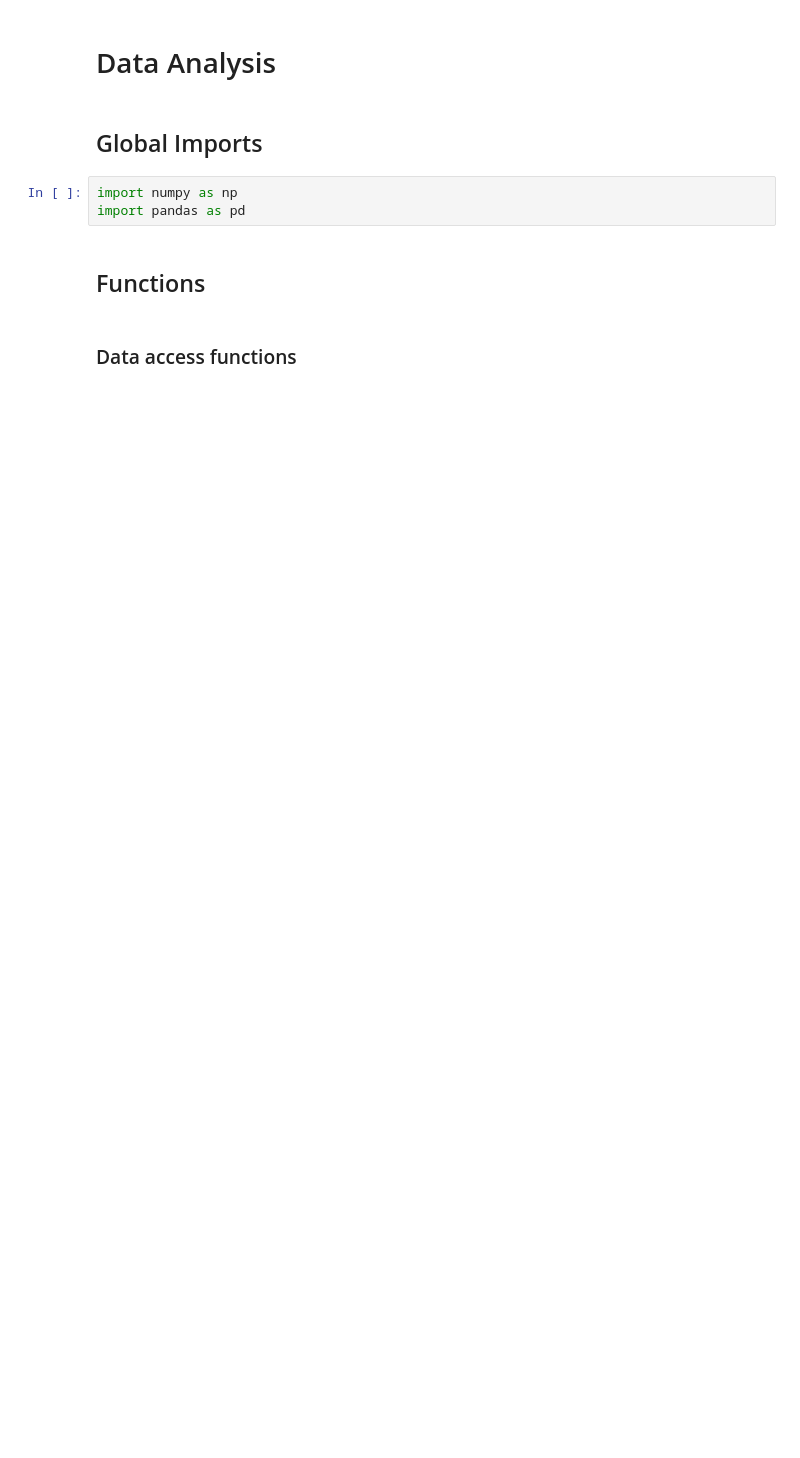
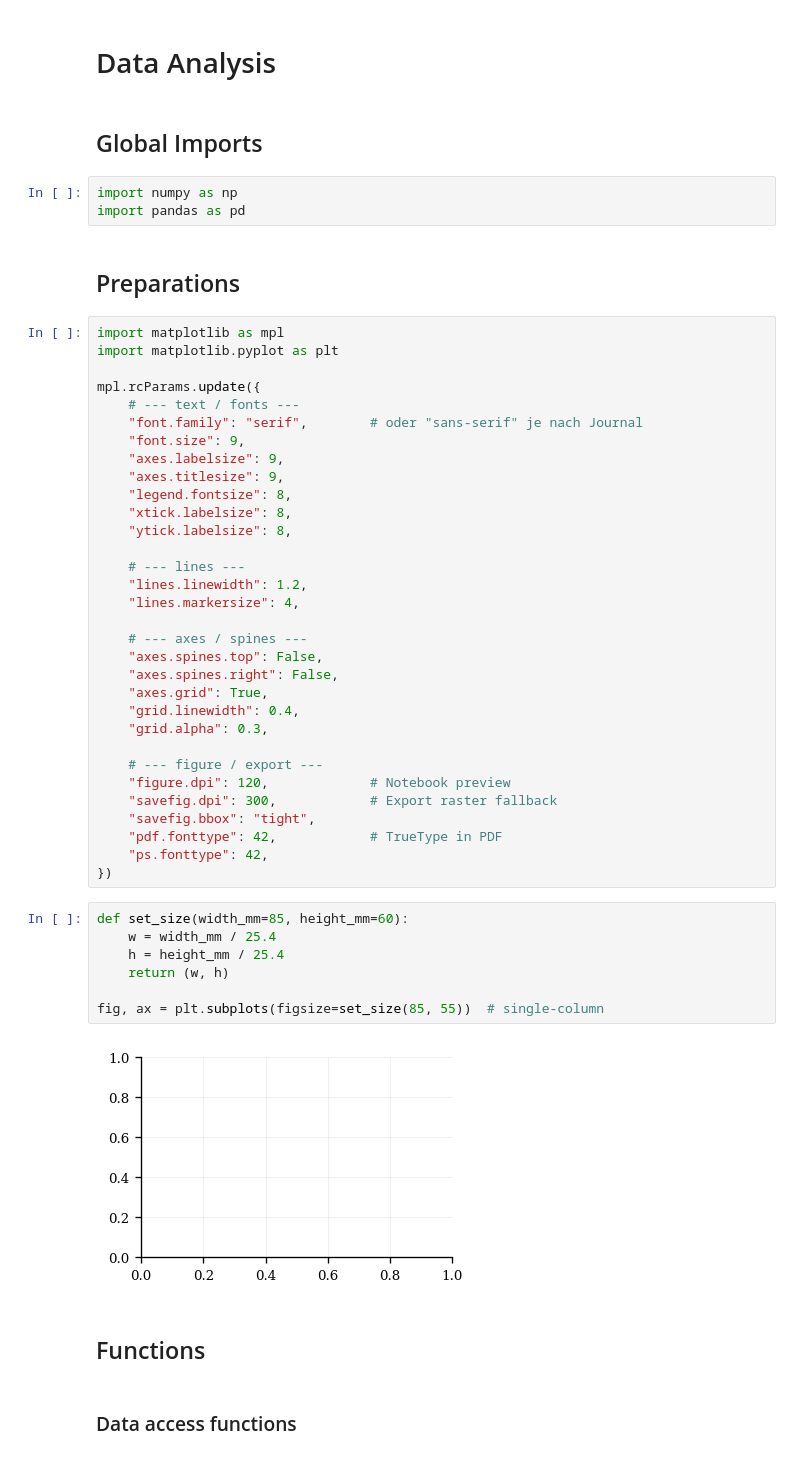
Before and after one commit to Leonard-Esser/autumn-2025-results, a Jupyter notebook: data_analysis.ipynb, the cells around one changed output. Drawn from its saved outputs; the diff is of its cells as text; blank space fills up the shorter version.

```diff
--- a/data_analysis.ipynb
+++ b/data_analysis.ipynb
@@ -5,6 +5,49 @@
 # %%
 import numpy as np
 import pandas as pd
+# %% [markdown]
+## Preparations
+# %%
+import matplotlib as mpl
+import matplotlib.pyplot as plt
+
+mpl.rcParams.update({
+    # --- text / fonts ---
+    "font.family": "serif",        # oder "sans-serif" je nach Journal
+    "font.size": 9,
+    "axes.labelsize": 9,
+    "axes.titlesize": 9,
+    "legend.fontsize": 8,
+    "xtick.labelsize": 8,
+    "ytick.labelsize": 8,
+
+    # --- lines ---
+    "lines.linewidth": 1.2,
+    "lines.markersize": 4,
+
+    # --- axes / spines ---
+    "axes.spines.top": False,
+    "axes.spines.right": False,
+    "axes.grid": True,
+    "grid.linewidth": 0.4,
+    "grid.alpha": 0.3,
+
+    # --- figure / export ---
+    "figure.dpi": 120,             # Notebook preview
+    "savefig.dpi": 300,            # Export raster fallback
+    "savefig.bbox": "tight",
+    "pdf.fonttype": 42,            # TrueType in PDF
+    "ps.fonttype": 42,
+})
+# %%
+def set_size(width_mm=85, height_mm=60):
+    w = width_mm / 25.4
+    h = height_mm / 25.4
+    return (w, h)
+
+fig, ax = plt.subplots(figsize=set_size(85, 55))  # single-column
+# %% [output]
+[figure, added]
 # %% [markdown]
 ## Functions
 # %% [markdown]
```
Also changed, not shown: parts of 124 cells of this notebook, 3 other files.
